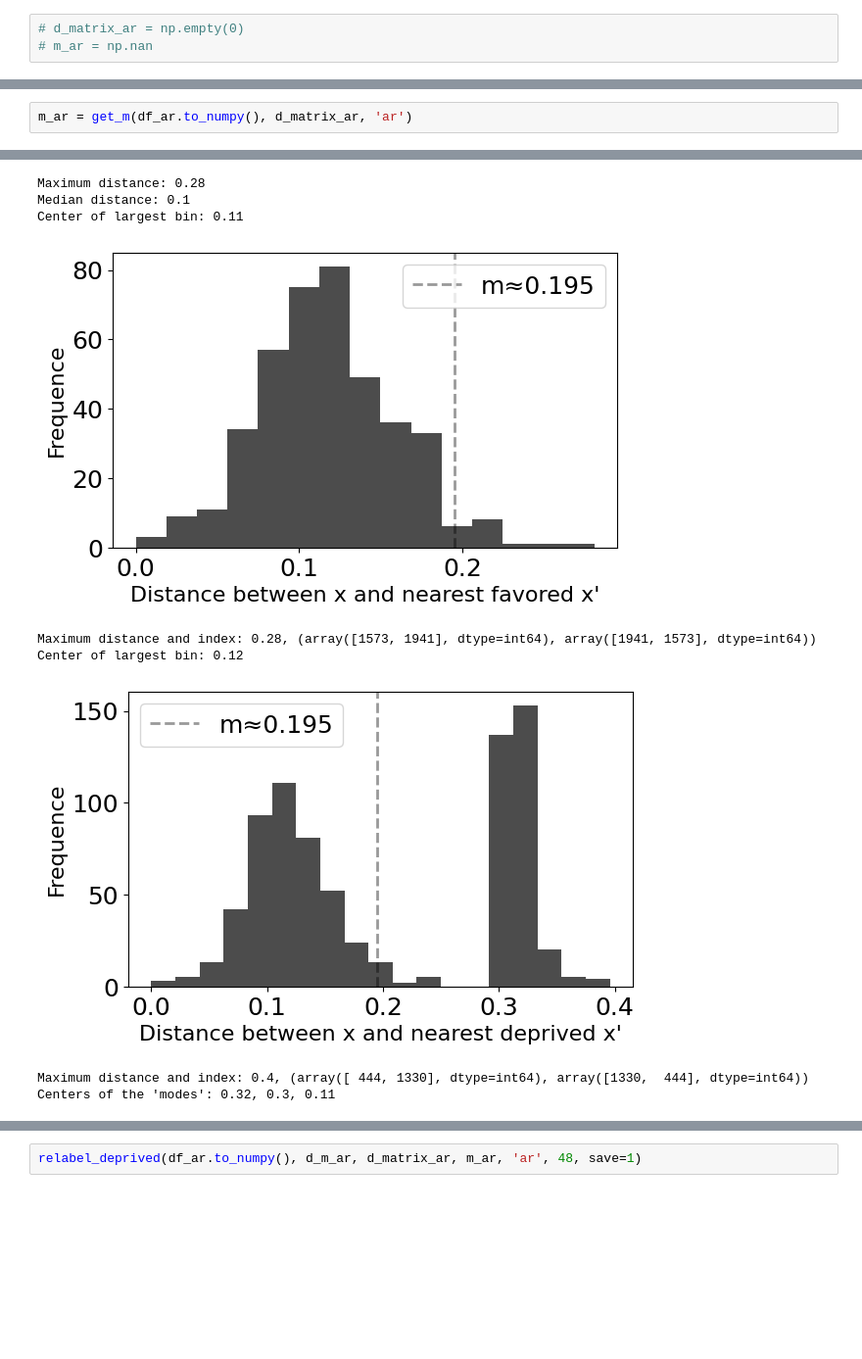
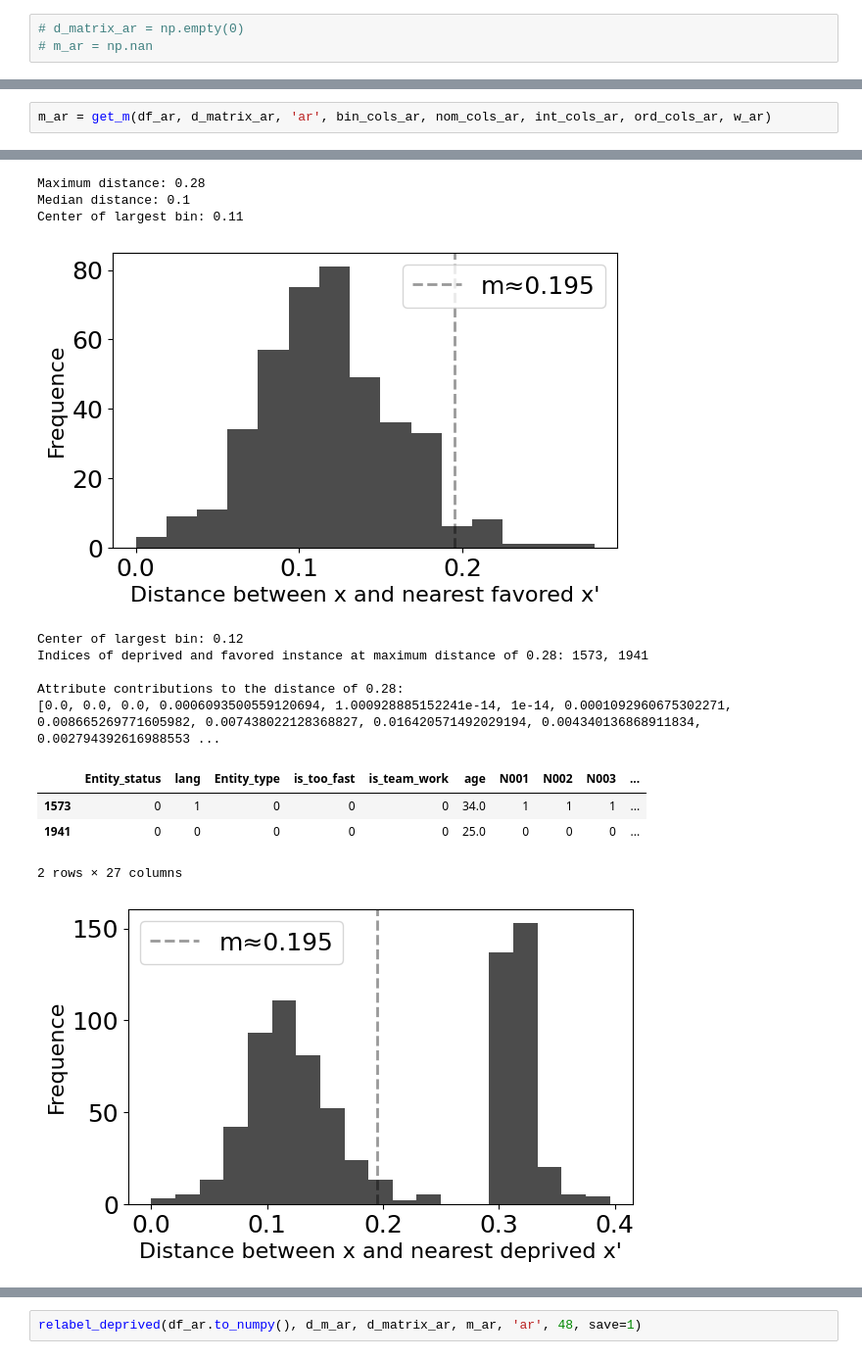
Before and after one commit to python211223/fairness-aware-classification, a Jupyter notebook: fair_classification.ipynb, the cells around one changed output, grey strips where cells are left out. Shown at 98% size. Drawn from its saved outputs; the diff is of its cells as text; blank space fills up the shorter version.

```diff
--- a/fair_classification.ipynb
+++ b/fair_classification.ipynb
@@ -1544,14 +1577,19 @@ Time when starting calculating d_matrix: 01:14:08
 Total runtime (in minutes): 0.67
 # %%
-m_ar = get_m(df_ar.to_numpy(), d_matrix_ar, 'ar')
+m_ar = get_m(df_ar, d_matrix_ar, 'ar', bin_cols_ar, nom_cols_ar, int_cols_ar, ord_cols_ar, w_ar)
 # %% [output]
 [figure]
 Maximum distance: 0.28
 Median distance: 0.1
 Center of largest bin: 0.11
 [figure]
-Maximum distance and index: 0.28, (array([1573, 1941], dtype=int64), array([1941, 1573], dtype=int64))
 Center of largest bin: 0.12
+Indices of deprived and favored instance at maximum distance of 0.28: 1573, 1941
+
+Attribute contributions to the distance of 0.28:
+[0.0, 0.0, 0.0, 0.0006093500559120694, 1.000928885152241e-14, 1e-14, 0.0001092960675302271, 0.008665269771605982, 0.007438022128368827, 0.016420571492029194, 0.004340136868911834, 0.002794392616988553 ...
+|  | Entity_status | lang | Entity_type | is_too_fast | is_team_work | age | N001 | N002 | N003 | ... |
+| 1573 | 0 | 1 | 0 | 0 | 0 | 34.0 | 1 | 1 | 1 | ... |
+| 1941 | 0 | 0 | 0 | 0 | 0 | 25.0 | 0 | 0 | 0 | ... |
+2 rows × 27 columns
 [figure]
-Maximum distance and index: 0.4, (array([ 444, 1330], dtype=int64), array([1330,  444], dtype=int64))
-Centers of the 'modes': 0.32, 0.3, 0.11
```
Also changed, not shown: parts of 37 cells of this notebook.
